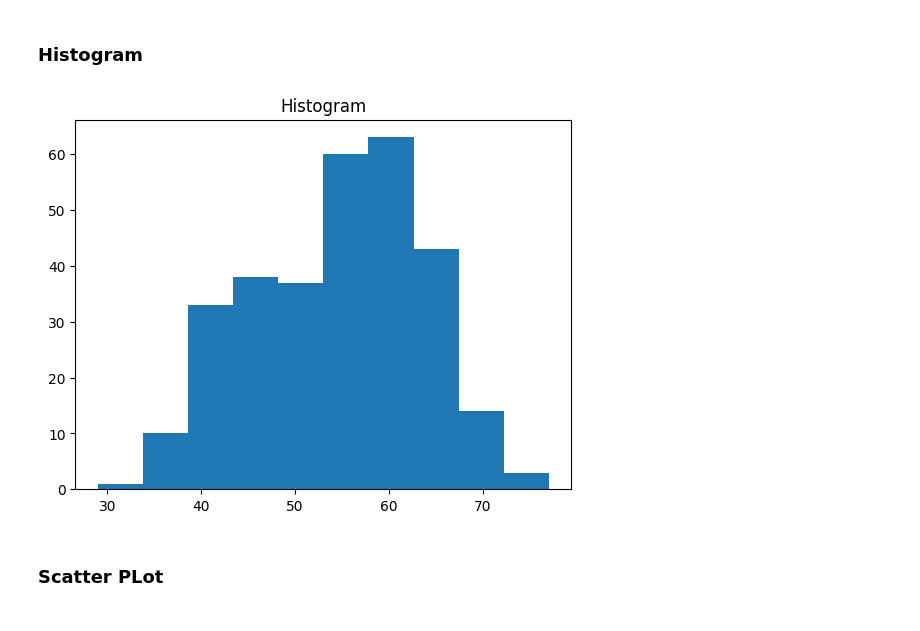
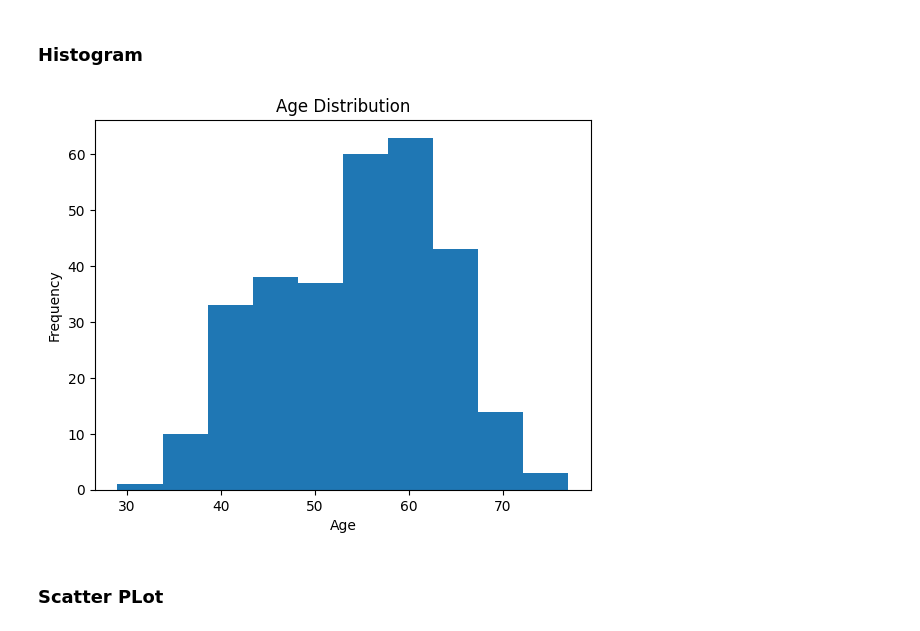
Before and after one commit to PROSHAH-Shery/Career-Launchpad-Internship, a Jupyter notebook: Task01_AI_ML.ipynb, the cells around one changed output. Drawn from its saved outputs; the diff is of its cells as text; code cells hidden in the pictures.

```diff
--- a/Task01_AI_ML.ipynb
+++ b/Task01_AI_ML.ipynb
@@ -98,7 +84,3 @@ df.duplicated().sum()
 np.int64(723)
 # %%
 df.drop_duplicates(inplace=True)
-# %%
-df.dropna(inplace=True)
-# %%
-df.fillna(df.mean(numeric_only=True), inplace=True)
@@ -150,11 +195,13 @@ dtype: int64
 # %% [markdown]
 ### Histogram
 # %%
-plt.hist(df.iloc[:,0])
-plt.title("Histogram")
+plt.hist(df['age'])
+plt.xlabel('Age')
+plt.ylabel('Frequency')
+plt.title('Age Distribution')
 plt.show()
 # %% [output]
-[figure, old version]
+[figure, new version]
 # %% [markdown]
 ### Scatter PLot
 # %%
```
Also changed, not shown: parts of 14 cells of this notebook.
